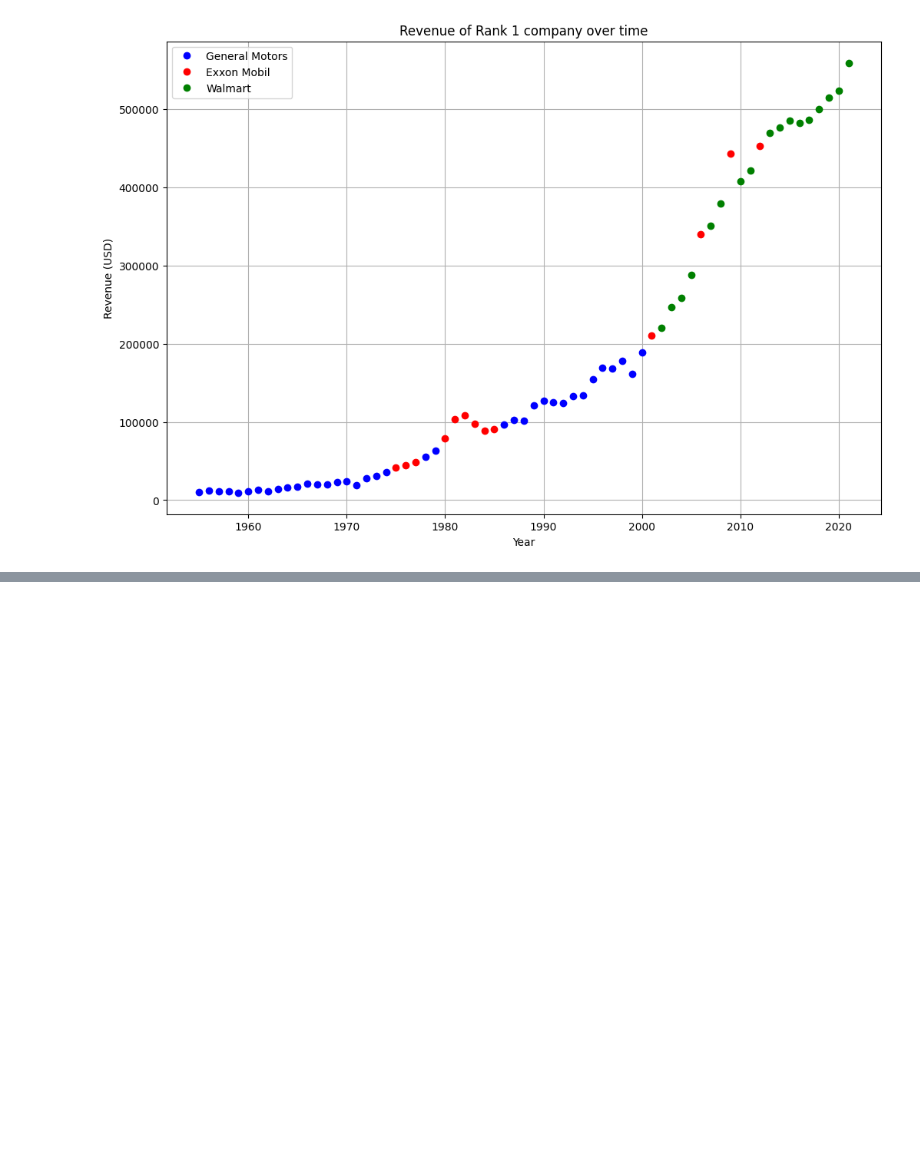
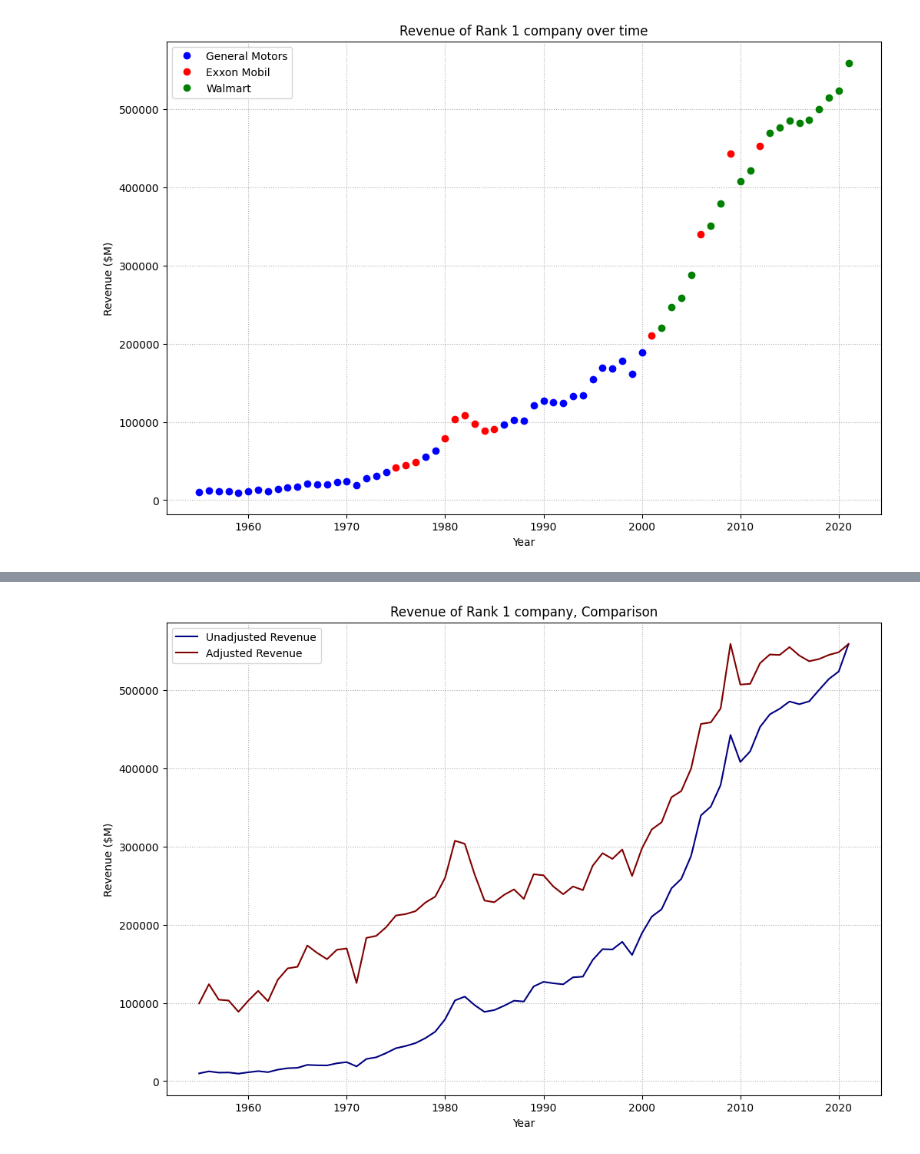
Before and after one commit to AdamSCohen/Fortune500History, a Jupyter notebook: main.ipynb, the cells around one changed output, grey strips where cells are left out. Saved outputs shown, nothing was run; the diff lists cells and outputs as text; code cells hidden in the pictures; blank space fills up the shorter version.

```diff
--- a/main.ipynb
+++ b/main.ipynb
@@ -171,0 +257,12 @@ cpi.tail()
+# %%
+plt.figure(figsize = (12,8))
+plt.plot(number1['Year'], number1['Revenue'], color = 'navy', label = 'Unadjusted Revenue' )
+plt.plot(adj1['Year'], adj1['adjusted_revenue'], color = 'maroon', label = 'Adjusted Revenue')
+plt.title('Revenue of Rank 1 company, Comparison')
+plt.xlabel('Year')
+plt.ylabel('Revenue ($M)')
+plt.grid(linestyle = ':')
+plt.legend()
+plt.show()
+# %% [output]
+[figure, added]
```
Also changed, not shown: parts of 16 cells of this notebook.
